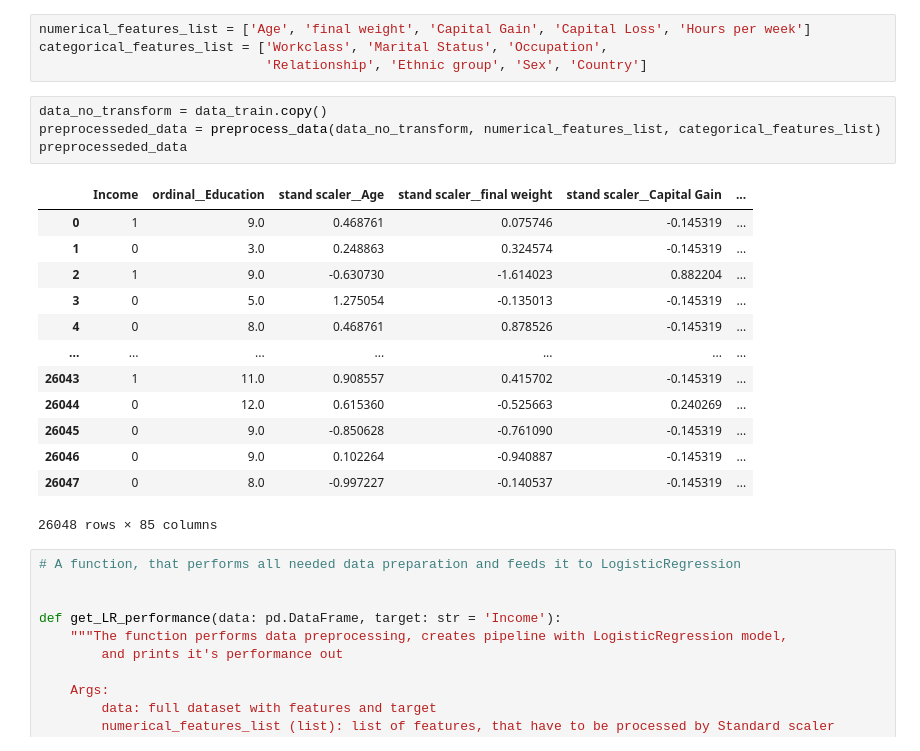
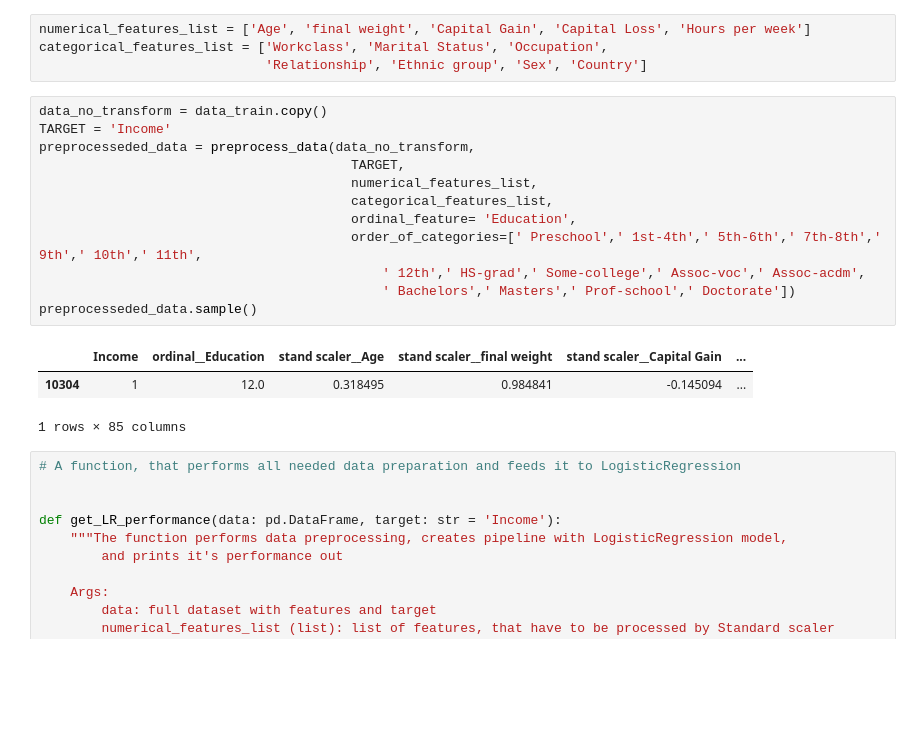
Before and after one commit to nadiia-duiunova/Adults_pet_project, a Jupyter notebook: Logistic regression.ipynb, the cells around one changed output. Cells and saved outputs as stored; diff of their text form; blank space fills up the shorter version.

Commit message:
Update preprocessing finction and tailor its calls

```diff
--- a/Logistic regression.ipynb
+++ b/Logistic regression.ipynb
@@ -90,22 +90,20 @@ categorical_features_list = ['Workclass', 'Marital Status', 'Occupation',
                              'Relationship', 'Ethnic group', 'Sex', 'Country']
 # %%
 data_no_transform = data_train.copy()
-preprocesseded_data = preprocess_data(data_no_transform, numerical_features_list, categorical_features_list)
-preprocesseded_data
+TARGET = 'Income'
+preprocesseded_data = preprocess_data(data_no_transform,
+                                        TARGET,
+                                        numerical_features_list,
+                                        categorical_features_list,
+                                        ordinal_feature= 'Education',
+                                        order_of_categories=[' Preschool',' 1st-4th',' 5th-6th',' 7th-8th',' 9th',' 10th',' 11th',
+                                            ' 12th',' HS-grad',' Some-college',' Assoc-voc',' Assoc-acdm',
+                                            ' Bachelors',' Masters',' Prof-school',' Doctorate'])
+preprocesseded_data.sample()
 # %% [output]
 |  | Income | ordinal__Education | stand scaler__Age | stand scaler__final weight | stand scaler__Capital Gain | ... |
-| 0 | 1 | 9.0 | 0.468761 | 0.075746 | -0.145319 | ... |
-| 1 | 0 | 3.0 | 0.248863 | 0.324574 | -0.145319 | ... |
-| 2 | 1 | 9.0 | -0.630730 | -1.614023 | 0.882204 | ... |
-| 3 | 0 | 5.0 | 1.275054 | -0.135013 | -0.145319 | ... |
-| 4 | 0 | 8.0 | 0.468761 | 0.878526 | -0.145319 | ... |
-| ... | ... | ... | ... | ... | ... | ... |
-| 26043 | 1 | 11.0 | 0.908557 | 0.415702 | -0.145319 | ... |
-| 26044 | 0 | 12.0 | 0.615360 | -0.525663 | 0.240269 | ... |
-| 26045 | 0 | 9.0 | -0.850628 | -0.761090 | -0.145319 | ... |
-| 26046 | 0 | 9.0 | 0.102264 | -0.940887 | -0.145319 | ... |
-| 26047 | 0 | 8.0 | -0.997227 | -0.140537 | -0.145319 | ... |
+| 10304 | 1 | 12.0 | 0.318495 | 0.984841 | -0.145094 | ... |
-26048 rows × 85 columns
+1 rows × 85 columns
 # %%
 # A function, that performs all needed data preparation and feeds it to LogisticRegression
 
```
Also changed, not shown: parts of 25 cells of this notebook, 1 other file.
